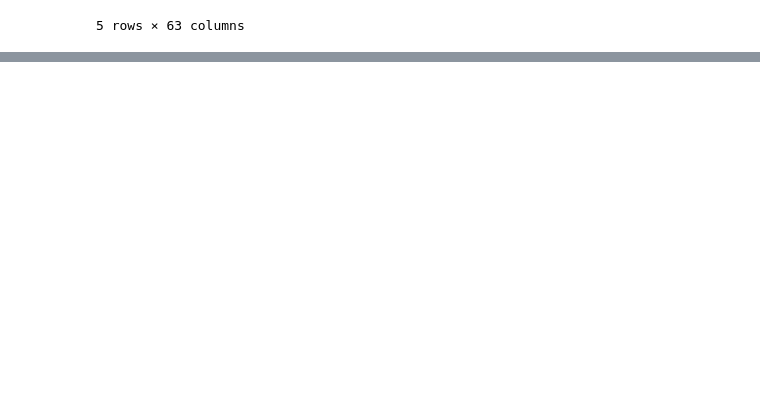
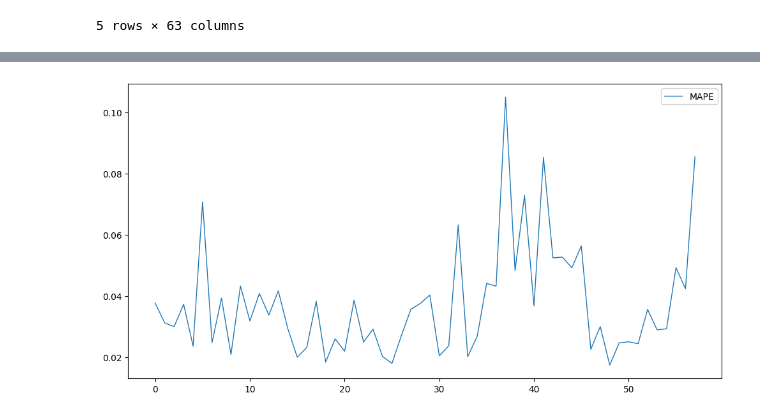
Before and after one commit to joypauls/forecastiso, a Jupyter notebook: notebooks/dev.ipynb, the cells around one changed output, grey strips where cells are left out. Saved outputs shown, nothing was run; the diff lists cells and outputs as text; code cells hidden in the pictures; blank space fills up the shorter version.

```diff
--- a/notebooks/dev.ipynb
+++ b/notebooks/dev.ipynb
@@ -297,0 +267,9 @@ Timestamp('2022-01-08 00:00:00')
+# %%
+windowed_feature_cols = [f"load_window_{24}_{i}" for i in range(0, 24)]
+# windowed_feature_cols = []
+feature_cols = ["load_lag_24", "load_lag_48", "load_lag_168",
+                "load_rolling_mean_24", "load_rolling_min_24", "load_rolling_max_24", "load_rolling_std_24",
+                "load_rolling_mean_168", "load_rolling_min_168", "load_rolling_max_168", "load_rolling_std_168",
+                "load_rolling_mean_720", "load_rolling_min_720", "load_rolling_max_720", "load_rolling_std_720",
+                "hour", "target_month", "target_dow", "target_doy", "target_is_holiday", "target_day_before_holiday", "target_is_weekend",
+                "target_day", "target_quarter", "target_year"] + windowed_feature_cols
@@ -297,0 +354,9 @@ Timestamp('2022-01-08 00:00:00')
+# %%
+plt.figure(figsize=(12, 6))
+plt.plot(mape_list, label=f"MAPE", linewidth=1)
+
+# plt.title(f"Prediction for {cur_predict_date}")
+plt.legend()
+plt.show()
+# %% [output]
+[figure, added]
```
Also changed, not shown: parts of 13 cells of this notebook, 4 other files.
